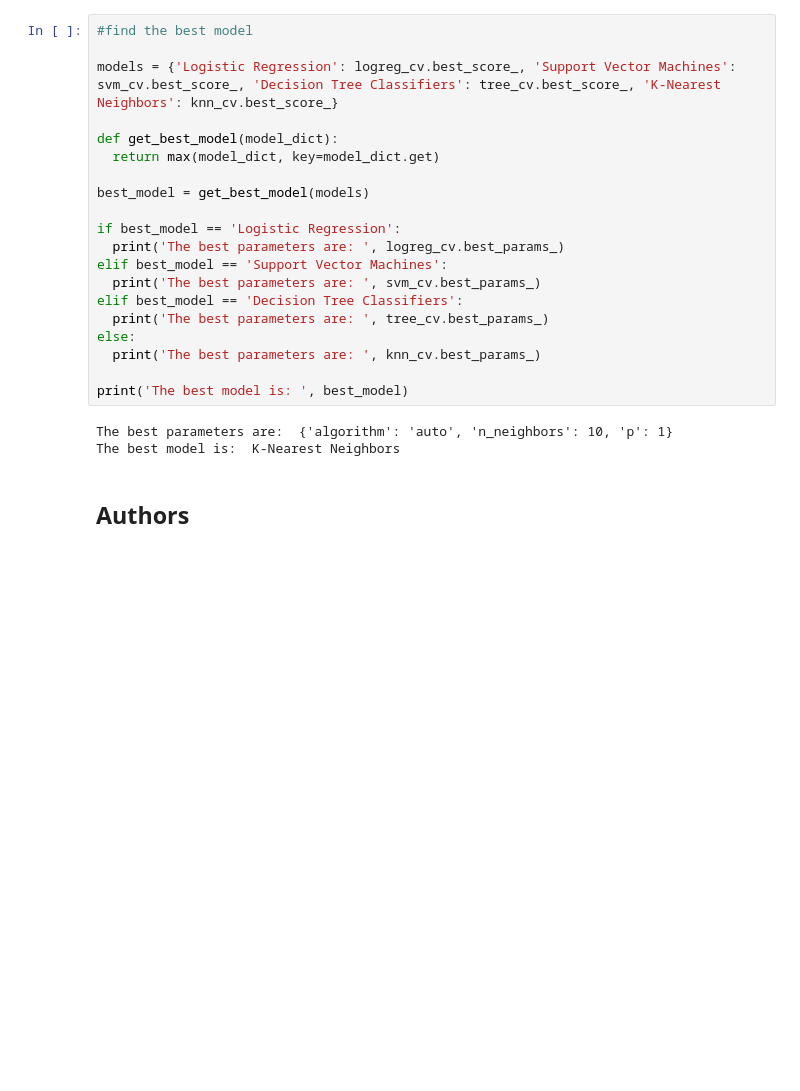
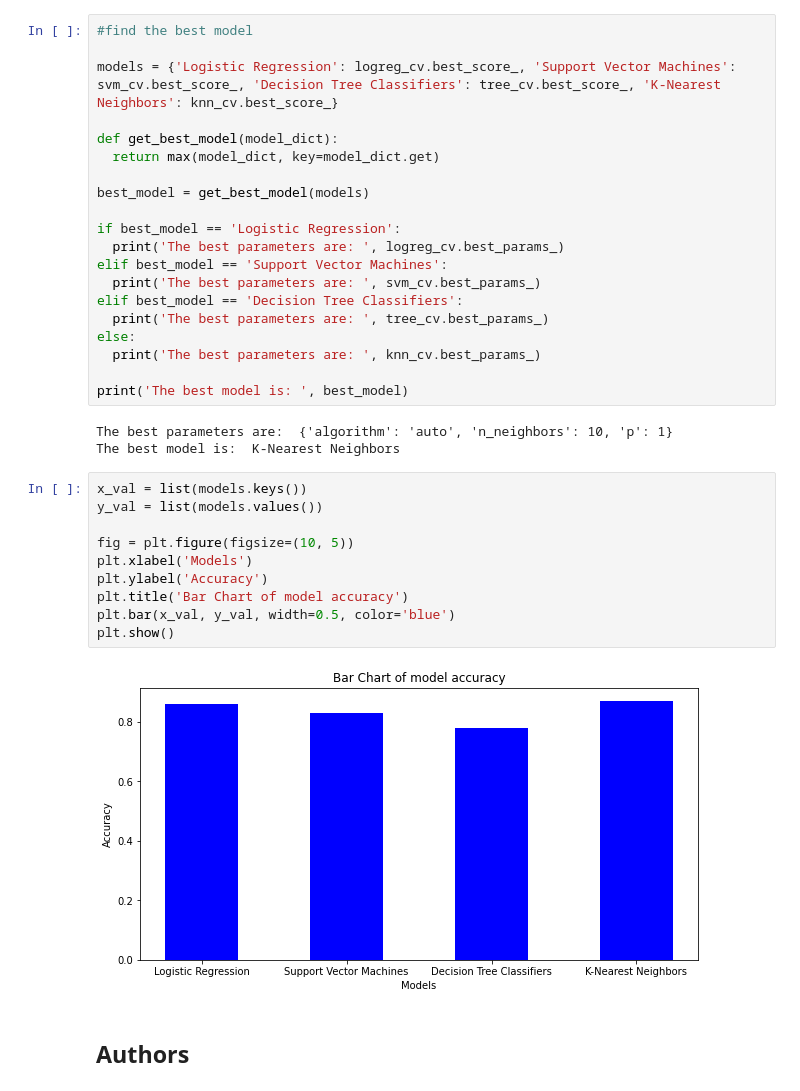
Before and after one commit to oluwamayowaa/capstonerepo, a Jupyter notebook: Machine Learning Prediction.ipynb, the cells around one changed output. Saved outputs shown, nothing was run; the diff lists cells and outputs as text; blank space fills up the shorter version.

```diff
--- a/Machine Learning Prediction.ipynb
+++ b/Machine Learning Prediction.ipynb
@@ -386,6 +386,18 @@ print('The best model is: ', best_model)
 # %% [output]
 The best parameters are:  {'algorithm': 'auto', 'n_neighbors': 10, 'p': 1}
 The best model is:  K-Nearest Neighbors
+# %%
+x_val = list(models.keys())
+y_val = list(models.values())
+
+fig = plt.figure(figsize=(10, 5))
+plt.xlabel('Models')
+plt.ylabel('Accuracy')
+plt.title('Bar Chart of model accuracy')
+plt.bar(x_val, y_val, width=0.5, color='blue')
+plt.show()
+# %% [output]
+[figure, added]
 # %% [markdown]
 ## Authors
 # %% [markdown]
```
